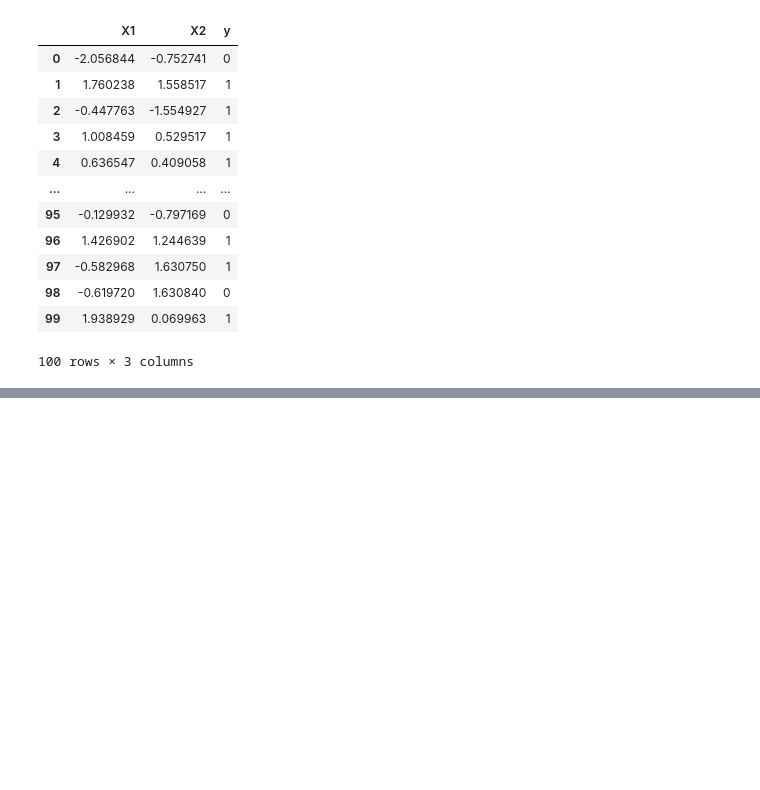
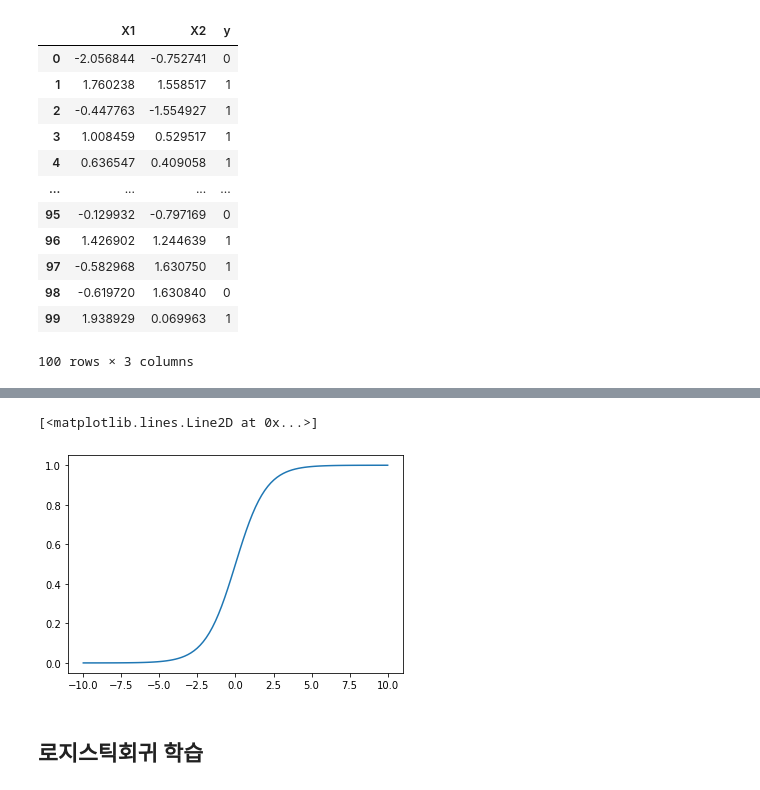
Before and after one commit to AnYeHyeon/DataScience2023, a Jupyter notebook: LogisticRegression.ipynb, the cells around one changed output, grey strips where cells are left out. Drawn from its saved outputs; the diff is of its cells as text; code cells hidden in the pictures; blank space fills up the shorter version.

```diff
--- a/LogisticRegression.ipynb
+++ b/LogisticRegression.ipynb
@@ -32,0 +87,7 @@ df
+# %%
+plt.plot(z, y)
+# %% [output]
+[<matplotlib.lines.Line2D at 0x...>]
+[figure, added]
+# %% [markdown]
+## 로지스틱회귀 학습
```
Also changed, not shown: parts of 16 cells of this notebook.
